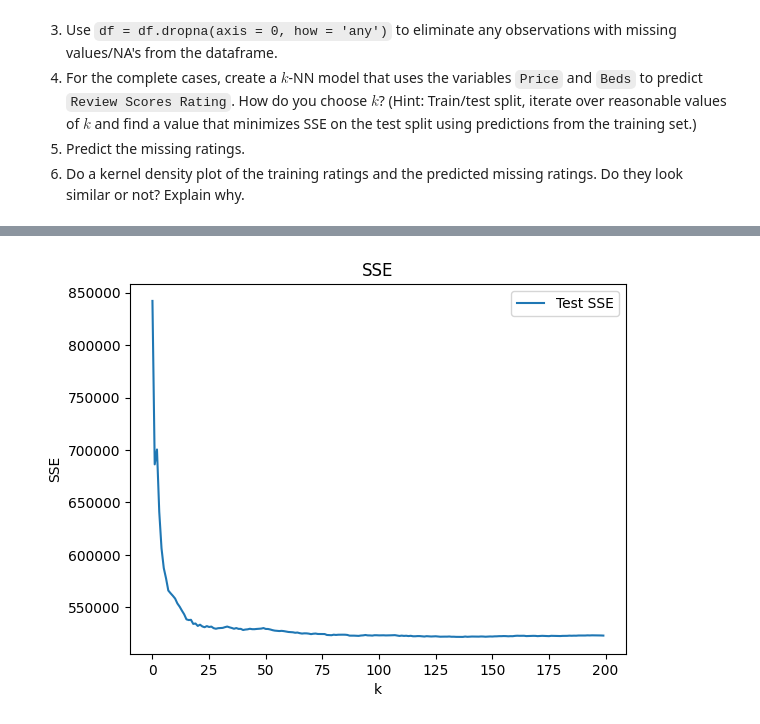
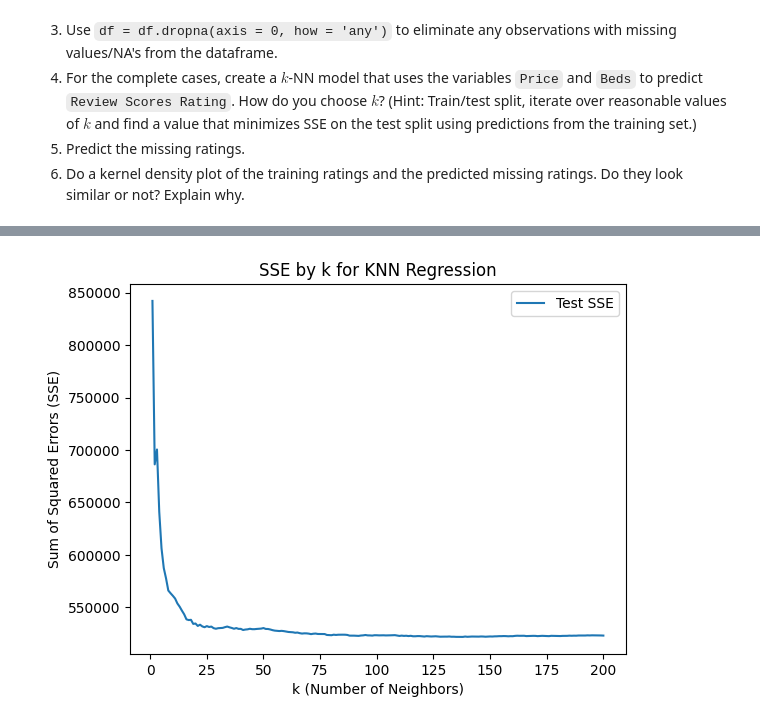
Before and after one commit to chetubarot/knn, a Jupyter notebook: barot_assignment_knn.ipynb, the cells around one changed output, grey strips where cells are left out. Drawn from its saved outputs; the diff is of its cells as text; code cells hidden in the pictures.

```diff
--- a/barot_assignment_knn.ipynb
+++ b/barot_assignment_knn.ipynb
@@ -797,20 +160,16 @@ import numpy as np
 import matplotlib.pyplot as plt
 import pandas as pd
 import seaborn as sns
-
-df = pd.read_csv('./data/airbnb_hw.csv')
-df = df.loc[:,['Review Scores Rating','Price','Beds'] ]
+df = pd.read_csv('/content/knn/data/airbnb_hw.csv')
+df = df[['Review Scores Rating', 'Price', 'Beds']]
 print(df.head())
-
 print(df.describe())
-
-df['Price'] = df['Price'].str.replace(',','')
-df['Price'] = pd.to_numeric( df['Price'], errors='coerce')
-
+df['Price'] = df['Price'].str.replace(',', '')
+df['Price'] = pd.to_numeric(df['Price'], errors='coerce')
 print(df.describe())
 print(df.dtypes)
+df = df.rename(columns={'Price': 'price', 'Beds': 'beds', 'Review Scores Rating': 'review'})
 
-df = df.rename(columns={'Price':'price','Beds':'beds','Review Scores Rating':'review'})
 
 
 # 2. Set use `.isnull()` to select the subset of the dataframe with missing review values. Set those aside in a different dataframe. We'll make predictions about them later.
@@ -822,58 +181,52 @@ df = df.dropna(axis=0,how='any')
 
 
 # 4. For the complete cases, create a $k$-NN model that uses the variables `Price` and `Beds` to predict `Review Scores Rating`. How do you choose $k$? (Hint: Train/test split, iterate over reasonable values of $k$ and find a value that minimizes SSE on the test split using predictions from the training set.)
+y = df['review']
+X = df[['price', 'beds']]
 
-y = df['review']
-X = df.loc[:,['price','beds'] ]
+# Import necessary tools for k-NN regression and data splitting
+from sklearn.neighbors import KNeighborsRegressor
+from sklearn.model_selection import train_test_split
 
-## Split the sample:
-from sklearn.neighbors import KNeighborsRegressor # Import the kNN regression tool
-from sklearn.model_selection import train_test_split # Split the sample
-X_train, X_test, y_train, y_test = train_test_split(X,y, # Feature and target variables
-                                                    test_size=.3, # Split the sample 80 train/ 20 test
-                                                    random_state=300) # For replication purposes
+# Split the dataset into training and testing sets (70% train, 30% test)
+X_train, X_test, y_train, y_test = train_test_split(
+    X, y, test_size=0.3, random_state=300
+)
 
-k_bar = 200 # Number of k's to try
-SSE = np.zeros(k_bar) # We'll store the SSE here
+# Set the maximum number of k values to test
+k_bar = 200
+SSE = np.zeros(k_bar)  # Initialize array to store SSE for each k
 
-for k in range(k_bar):
-    model = KNeighborsRegressor(n_neighbors=k+1) # Create a sk model for k
-    fitted_model = model.fit(X_train,y_train) # Train the model on our data
-    y_hat = fitted_model.predict(X_test) # Predict values for test set
-    SSE[k] = np.sum( (y_test-y_hat)**2 ) # Save the computed SSE for test set
-    y_hat = fitted_model.predict(X_train) # Predict values for training set
+# Loop through k values to fit KNN models and compute SSE
+for k in range(1, k_bar + 1):
+    # Train a KNN model with k neighbors
+    model = KNeighborsRegressor(n_neighbors=k)
+    model.fit(X_train, y_train)
 
-SSE_min = np.min(SSE) # Find lowest recorded SSE
-min_index = np.where(SSE==SSE_min) # Find the indices of SSE that equal the minimum
-k_star = min_index[0]+1 # Find the optimal value of k; why index+1?
-print(k_star)
+    # Predict values for the test set and calculate SSE
+    y_pred_test = model.predict(X_test)
+    SSE[k - 1] = np.sum((y_test - y_pred_test) ** 2)
 
-plt.plot(np.arange(0,k_bar),SSE,label='Test SSE') # Plot SSE by k
-plt.xlabel("k")
-plt.ylabel("SSE")
+# Identify the k value with the lowest SSE
+SSE_min = np.min(SSE)
+optimal_k = np.argmin(SSE) + 1  # Add 1 since index starts at 0
+print(f"Optimal k: {optimal_k}")
+
+# Plot SSE values across different k values
+plt.plot(np.arange(1, k_bar + 1), SSE, label='Test SSE')
+plt.xlabel("k (Number of Neighbors)")
+plt.ylabel("Sum of Squared Errors (SSE)")
 plt.legend(loc='upper right')
-plt.title('SSE')
+plt.title("SSE by k for KNN Regression")
 plt.show()
 
-# Fit the optimal model:
-model = KNeighborsRegressor(n_neighbors=k_star[0]) # Create a sk model for k
-fitted_model = model.fit(X_train,y_train) # Train the model on our data
+# Fit the KNN model using the optimal k value
+optimal_model = KNeighborsRegressor(n_neighbors=optimal_k)  # Use the determined optimal k
+optimal_model.fit(X_train, y_train)  # Train the model on the training set
 
-# 5. Predict the missing ratings.
-x_impute = df_to_impute.loc[:,['price','beds'] ]
-x_impute = x_impute.dropna(axis=0,how='any')
-y_impute = fitted_model.predict(x_impute)
-
-# 6. (Optional) Do a kernel density plot of the training ratings and the predicted missing ratings. Do they look similar or not? Explain why.
-
-imputed = pd.DataFrame.from_dict({ 'y':y_impute,'group':'imputed'})
-true = pd.DataFrame.from_dict({'y':df['review'],'group':'actual'})
-gdf = pd.concat([imputed,true],axis=0)
-
-sns.kdeplot(x='y',hue='group',data=gdf)
-plt.title('Imputed versus Actual Values')
-
-print('The imputed values are much more compressed than the real ones.')
+# Predict the missing ratings
+x_impute = df_to_impute[['price', 'beds']].dropna()  # Select relevant features and remove rows with missing data
+y_impute = optimal_model.predict(x_impute)  # Predict ratings for imputed data
 # %% [output]
    Review Scores Rating Price  Beds
 0                   NaN   145   1.0
@@ -895 +248 @@ dtype: object
-[figure, old version]
+[figure, new version]
```
Also changed, not shown: parts of 13 cells of this notebook.
